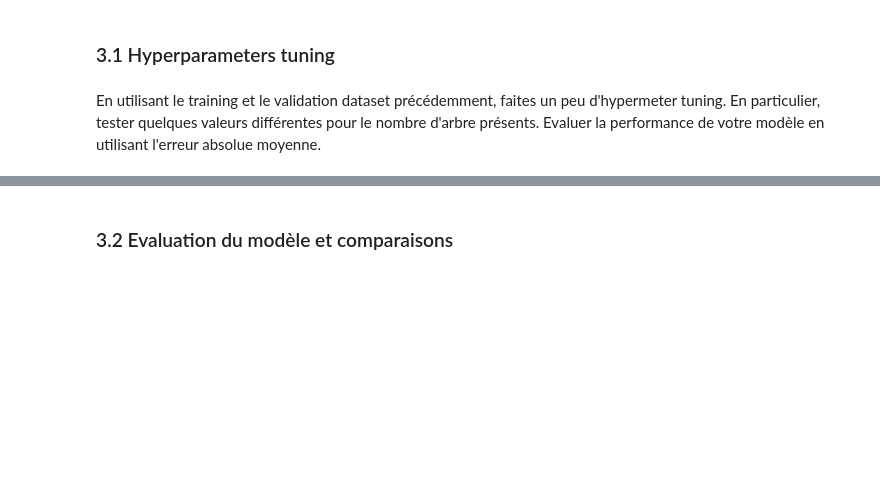
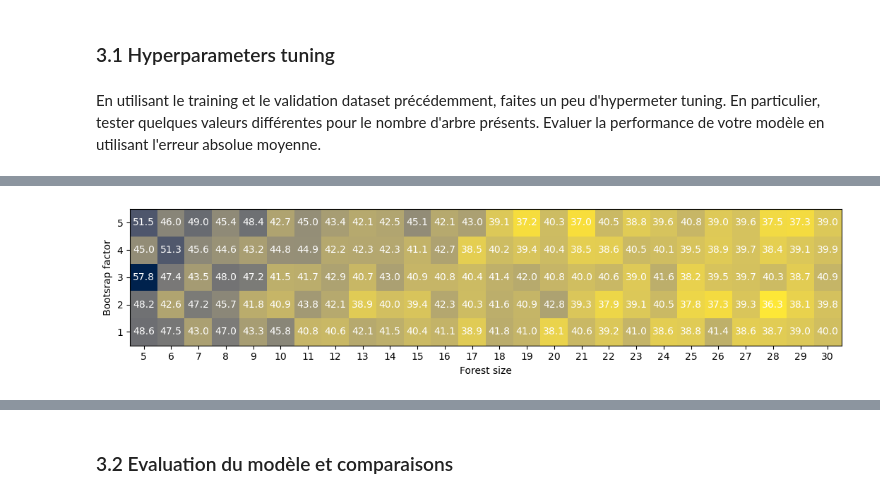
Before and after one commit to HUART1848/APV_L7, a Jupyter notebook: TP7.ipynb, the cells around one changed output, grey strips where cells are left out. Saved outputs shown, nothing was run; the diff lists cells and outputs as text; code cells hidden in the pictures; blank space fills up the shorter version.

```diff
--- a/TP7.ipynb
+++ b/TP7.ipynb
@@ -214,4 +223,20 @@ Pour finir, nous allons construire et tester notre algorithme.
 ### 3.1 Hyperparameters tuning
 # %% [markdown]
 En utilisant le training et le validation dataset précédemment, faites un peu d'hypermeter tuning. En particulier, tester quelques valeurs différentes pour le nombre d'arbre présents. Evaluer la performance de votre modèle en utilisant l'erreur absolue moyenne.
+# %%
+def plot_heatmap(x, y, z, xlab="", ylab="", title="", reversed=False, size=(13, 12)):
+    fig = plt.figure(figsize=size)
+    ax = fig.add_subplot()
+
+    ax.set_xticks(np.arange(len(y)), labels=y)
+    ax.set_yticks(np.arange(len(x)), labels=x)
+
+    ax.set_xlabel(xlab)
+    ax.set_ylabel(ylab)
+    ax.set_title(title)
+
+    im = ax.imshow(z, origin="lower", cmap="cividis" if not reversed else "cividis_r")
+    for i in np.arange(len(x)):
+        for j in np.arange(len(y)):
+            text = ax.text(j, i, "%.1f" % z[i, j], ha="center", va="center", color="w")
 # %%
@@ -244,0 +283,4 @@ Taille: Erreurs
+# %%
+plot_heatmap(factors, sizes, errors, xlab="Forest size", ylab="Bootsrap factor", reversed=True)
+# %% [output]
+[figure, added]
```
Also changed, not shown: parts of 6 cells of this notebook.
